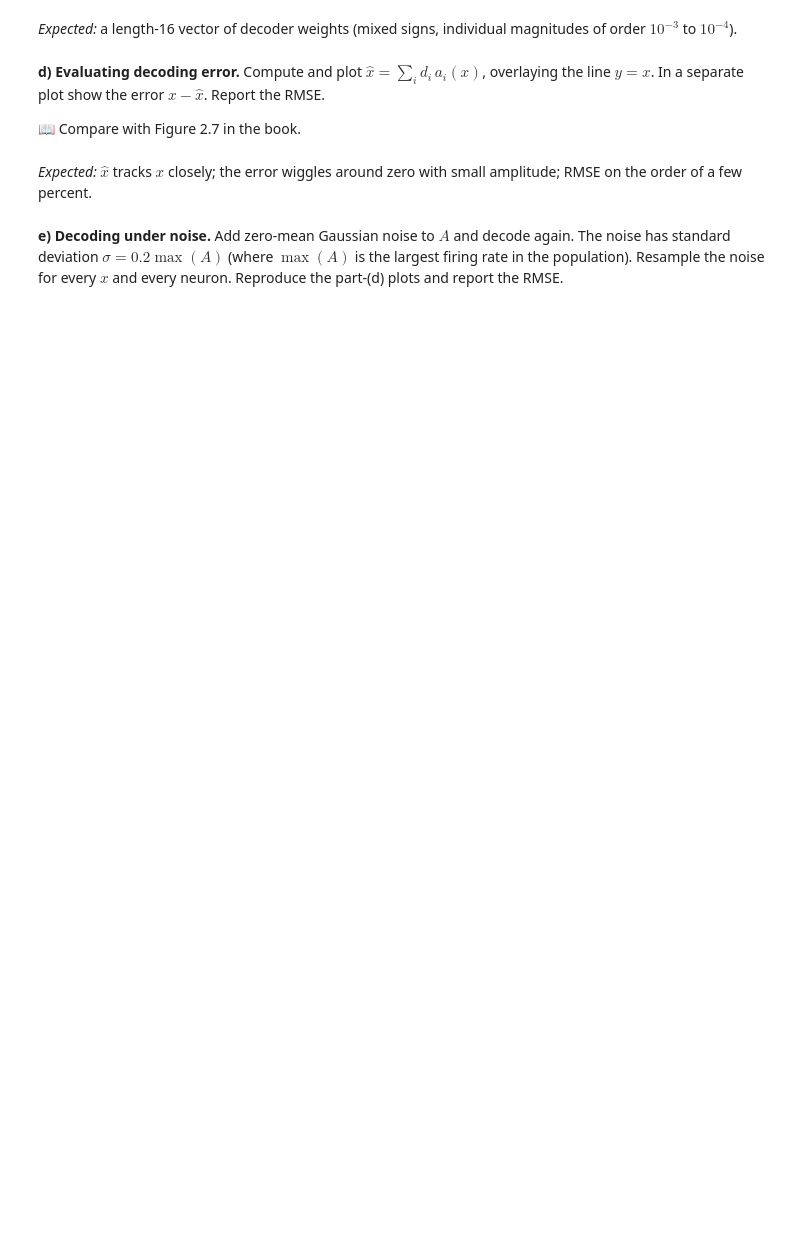
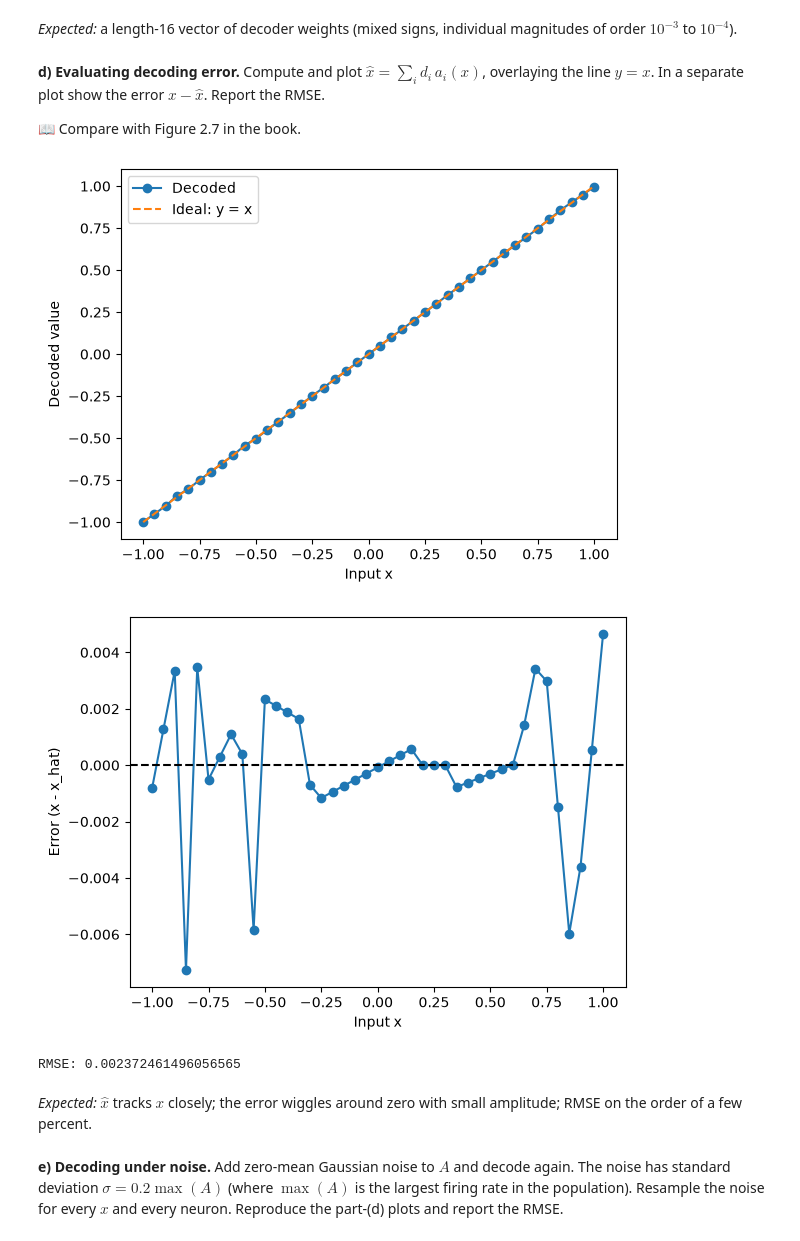
Before and after one commit to nroize/syde556-f26, a Jupyter notebook: practice_notebooks/556_PN1_neurons_and_population.ipynb, the cells around one changed output. Saved outputs shown, nothing was run; the diff lists cells and outputs as text; code cells hidden in the pictures; blank space fills up the shorter version.

```diff
--- a/practice_notebooks/556_PN1_neurons_and_population.ipynb
+++ b/practice_notebooks/556_PN1_neurons_and_population.ipynb
@@ -75,3 +98,17 @@ x = np.arange(-1, 1 + 0.05, 0.05)   # 41 sample points
 # Build A (neurons x samples). Solve for d via the normal equations
 # with no regularization. Report d.
 # TODO
+
+A = np.array([
+    a_i(x, *gain_bias_relu(a_max[i], xi[i]), e[i])
+    for i in range(n)
+])
+
+gamma = A @ A.T
+upsilon = A @ x
+
+d = np.linalg.solve(gamma, upsilon)
+
+print(d)
+
+print(len(d))
@@ -84,6 +127,32 @@ x = np.arange(-1, 1 + 0.05, 0.05)   # 41 sample points
 # %%
 # Compute x_hat; plot x_hat vs x with y=x overlaid; plot (x - x_hat); report RMSE.
 # TODO
+
+x_hat = d @ A
+
+plt.figure()
+plt.plot(x, x_hat, "o-", label="Decoded")
+plt.plot(x, x, "--", label="Ideal: y = x")
+plt.xlabel("Input x")
+plt.ylabel("Decoded value")
+plt.legend()
+plt.show()
+
+error = x - x_hat
+
+plt.figure()
+plt.plot(x, error, "o-")
+plt.axhline(0, color="black", linestyle="--")
+plt.xlabel("Input x")
+plt.ylabel("Error (x - x_hat)")
+plt.show()
+
+rmse = np.sqrt(np.mean(error**2))
+print("RMSE:", rmse)
+# %% [output]
+[figure, added]
+[figure, added]
+RMSE: 0.002372461496056565
 # %% [markdown]
 *Expected:* $\hat{x}$ tracks $x$ closely; the error wiggles around zero with small amplitude; RMSE on the order of a few percent.
 # %% [markdown]
```
Also changed, not shown: parts of 8 cells of this notebook, 8 other files.
